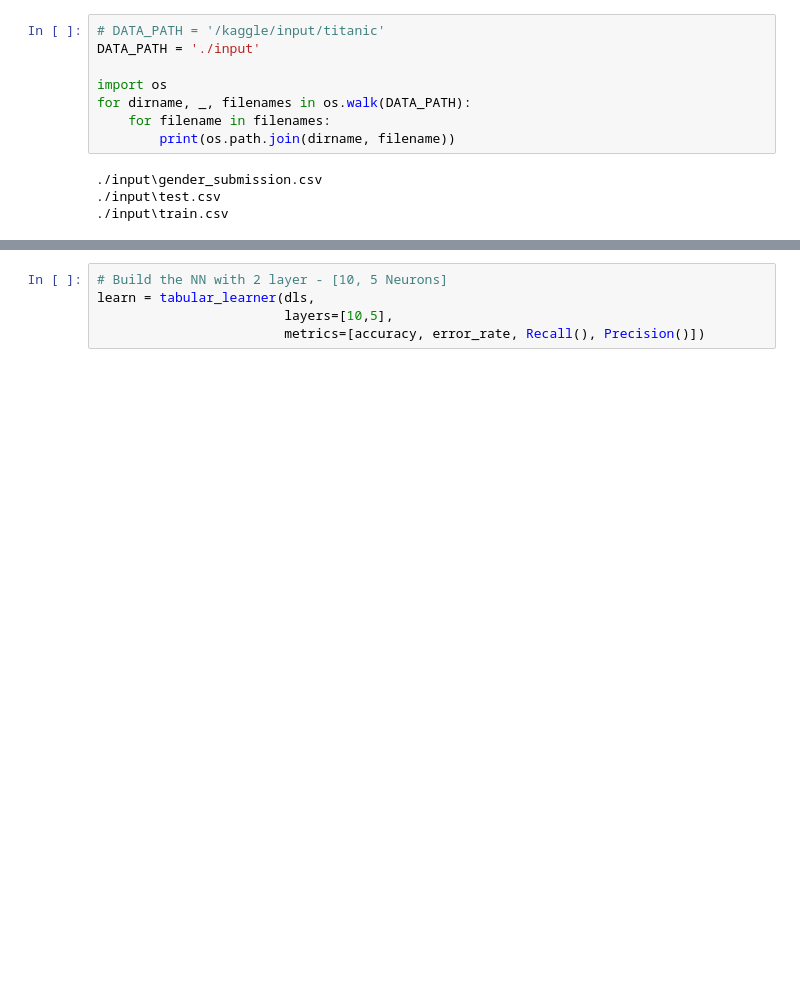
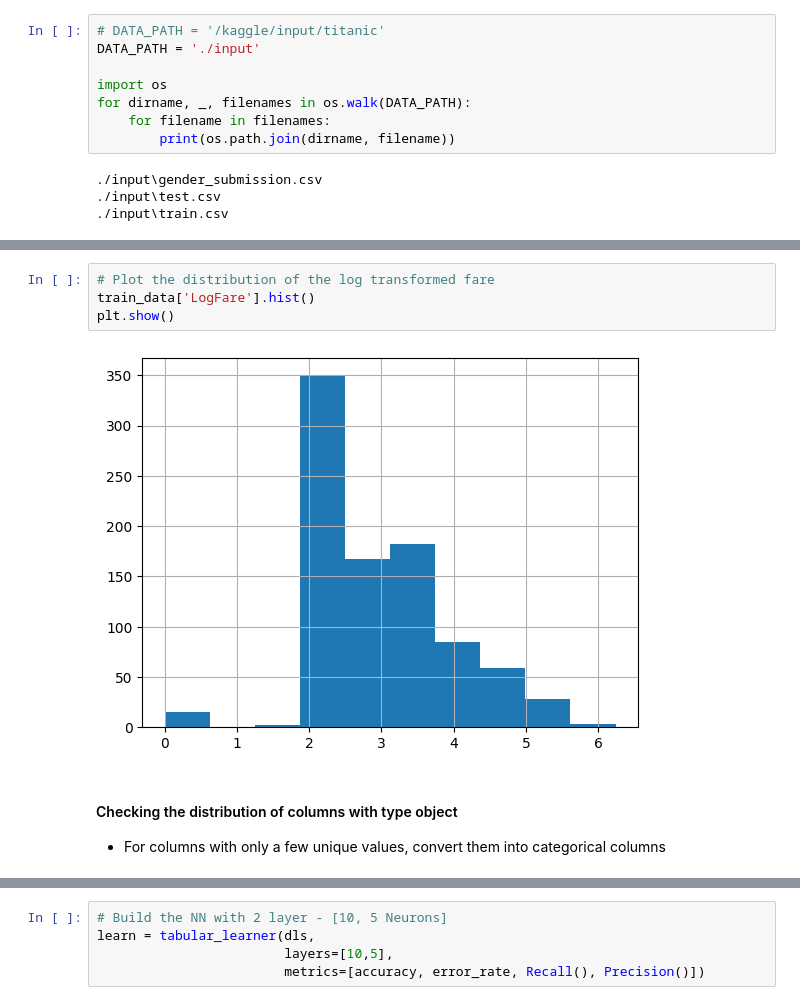
Before and after one commit to jaredoong/Kaggle_comp, a Jupyter notebook: Titanic - Machine Learning from Disaster/titanic-tutorial.ipynb, the cells around one changed output, grey strips where cells are left out. Saved outputs shown, nothing was run; the diff lists cells and outputs as text; blank space fills up the shorter version.

```diff
--- a/Titanic - Machine Learning from Disaster/titanic-tutorial.ipynb
+++ b/Titanic - Machine Learning from Disaster/titanic-tutorial.ipynb
@@ -197,0 +133,9 @@ test_data_filtered = test_data[[cols for cols in req_cols if cols != 'Survived']
+# %%
+# Plot the distribution of the log transformed fare
+train_data['LogFare'].hist()
+plt.show()
+# %% [output]
+[figure, added]
+# %% [markdown]
+#### Checking the distribution of columns with type object
+* For columns with only a few unique values, convert them into categorical columns
```
Also changed, not shown: parts of 71 cells of this notebook.
